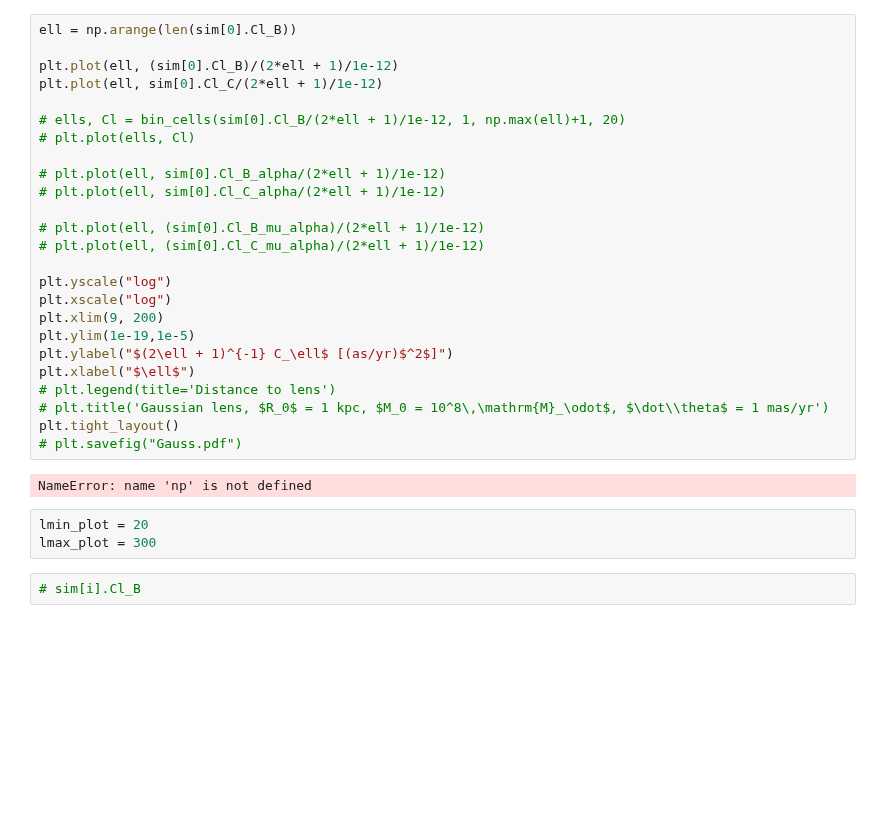
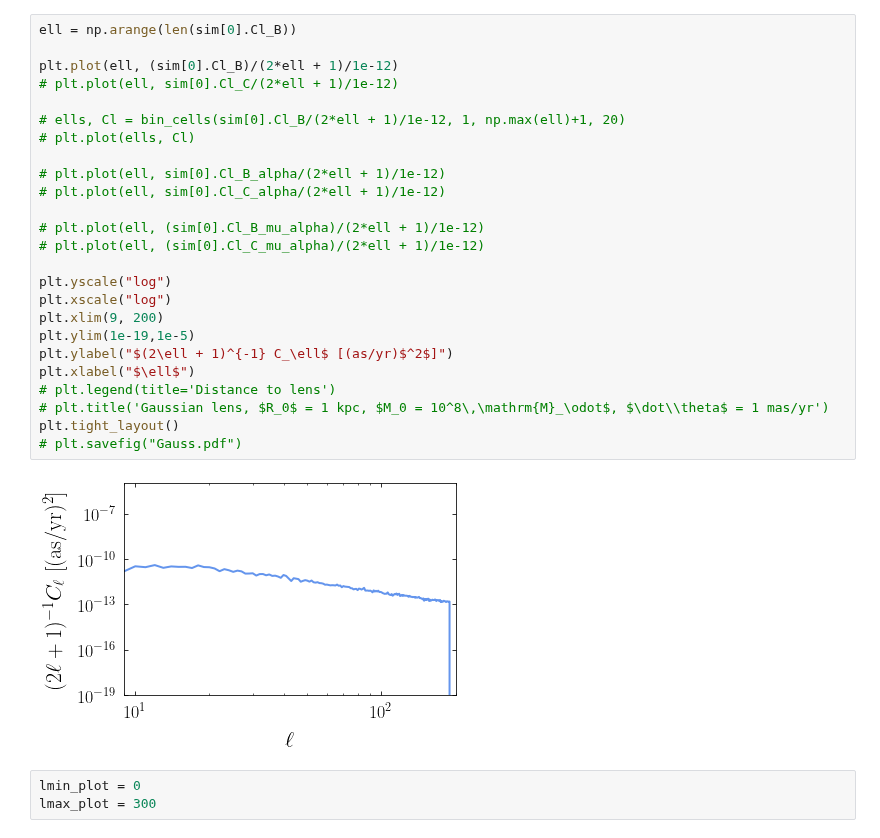
Before and after one commit to smsharma/astrometry-lensing-correlations, a Jupyter notebook: Simulations/SubhaloSample.ipynb, the cells around one changed output. Saved outputs shown, nothing was run; the diff lists cells and outputs as text; blank space fills up the shorter version.

```diff
--- a/Simulations/SubhaloSample.ipynb
+++ b/Simulations/SubhaloSample.ipynb
@@ -52,35 +68,33 @@ for i in range((nsim)):
 # %%
 ell = np.arange(len(sim[0].Cl_B))
 
 plt.plot(ell, (sim[0].Cl_B)/(2*ell + 1)/1e-12)
-plt.plot(ell, sim[0].Cl_C/(2*ell + 1)/1e-12)
+# plt.plot(ell, sim[0].Cl_C/(2*ell + 1)/1e-12)
 
 # ells, Cl = bin_cells(sim[0].Cl_B/(2*ell + 1)/1e-12, 1, np.max(ell)+1, 20)
 # plt.plot(ells, Cl)
 
 # plt.plot(ell, sim[0].Cl_B_alpha/(2*ell + 1)/1e-12)
 # plt.plot(ell, sim[0].Cl_C_alpha/(2*ell + 1)/1e-12)
 
 # plt.plot(ell, (sim[0].Cl_B_mu_alpha)/(2*ell + 1)/1e-12)
 # plt.plot(ell, (sim[0].Cl_C_mu_alpha)/(2*ell + 1)/1e-12)
 
 plt.yscale("log")
 plt.xscale("log")
 plt.xlim(9, 200)
 plt.ylim(1e-19,1e-5)
 plt.ylabel("$(2\ell + 1)^{-1} C_\ell$ [(as/yr)$^2$]")
 plt.xlabel("$\ell$")
 # plt.legend(title='Distance to lens')
 # plt.title('Gaussian lens, $R_0$ = 1 kpc, $M_0 = 10^8\,\mathrm{M}_\odot$, $\dot\\theta$ = 1 mas/yr')
 plt.tight_layout()
 # plt.savefig("Gauss.pdf")
 # %% [output]
-NameError: name 'np' is not defined
+[figure, added]
 # %%
-lmin_plot = 20
+lmin_plot = 0
 lmax_plot = 300
-# %%
-# sim[i].Cl_B
 # %%
 plt.imshow((np.log10(np.abs(sim[i].fB)[lmin_plot:lmax_plot,lmin_plot:lmax_plot])), origin='lower', vmin=-16)
 cbar = plt.colorbar()
```
Also changed, not shown: parts of 11 cells of this notebook, 5 other files.
